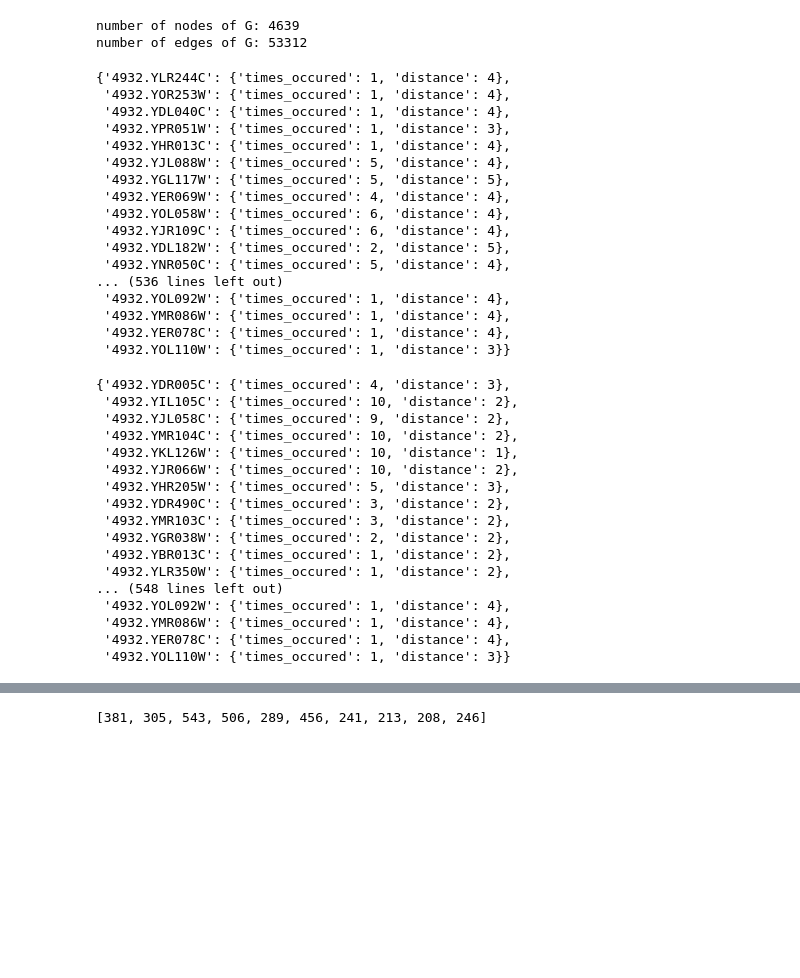
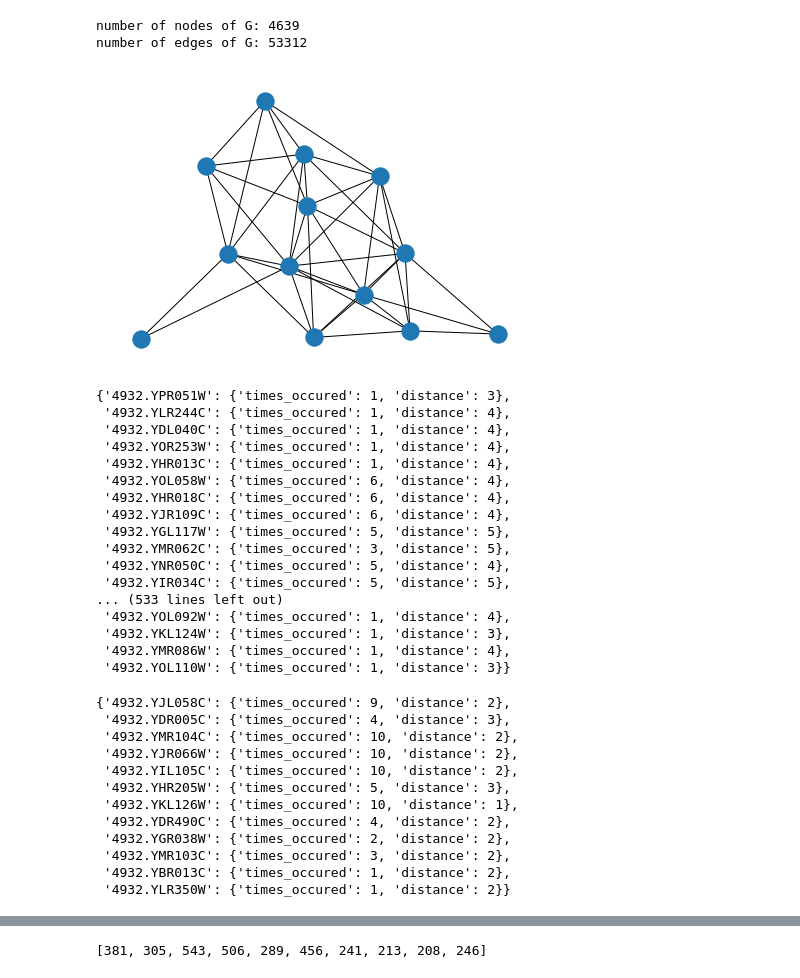
Before and after one commit to RenHLi/MATH3888, a Jupyter notebook: class_network.ipynb, the cells around one changed output, grey strips where cells are left out. Saved outputs shown, nothing was run; the diff lists cells and outputs as text; code cells hidden in the pictures; blank space fills up the shorter version.

Commit message:
added subnetwork

```diff
--- a/class_network.ipynb
+++ b/class_network.ipynb
@@ -81,7 +81,7 @@ number of edges of G: 53312
 # %%
 # time to define a parent class of network
 class Network:
-    R = 50
+    R = 1
     N = 10
 
     def __init__(self, graph, homologue='4932.YKL126W', partition_method="nx_louvain"):
@@ -91,6 +91,7 @@ class Network:
 
         self.partitions = []
         self.homologue_communities = []
+        self.homologue_members={}
         self.central_nodes = [] # { encoding : centrality }
         self.important_nodes = {}
         self.homologue_index=[]
@@ -109,6 +110,8 @@ class Network:
         self.set_central_nodes_robust()
         self.set_important_nodes()
         self.set_important_nodes_neighbour()
+
+        self.count_homologue_comm_members()
 
     def set_partitions_robust(self):
         def find_partition(graph, partition_method, s):
@@ -138,10 +141,18 @@ class Network:
         for part in self.partitions:
             for i in range(len(part)):
                 if self.homologue in part[i]:
-                    sub = G.subgraph(part[i])
+                    sub = self.graph.subgraph(part[i])
                     self.homologue_communities.append(sub)
                     self.homologue_index.append(i)
                     break
+
+    def count_homologue_comm_members(self):
+        homo_networks=map(lambda x: self.graph.subgraph(x).nodes,self.homologue_communities)
+        flat_comm_nodes = [y for x in homo_networks for y in x]
+        for node in flat_comm_nodes:
+            if node not in self.homologue_members:
+                self.homologue_members[node]=flat_comm_nodes.count(node)
+        return None
 
     def set_central_nodes_robust(self):
         def find_central_nodes(community,n=5):
@@ -172,13 +183,13 @@ class Network:
             self.central_nodes.append(
                 find_central_nodes(self.homologue_communities[i]))
 
-            neigh_networks=map(G.subgraph,self.adjacent_communities[i])
+            neigh_networks=map(self.graph.subgraph,self.adjacent_communities[i])
 
             cen_neigh=map(find_c_nodes_neighbour,neigh_networks)
             self.central_nodes_neighbour.append(cen_neigh)
 
 
-        # TODO: decide how to cross reference the results
+
 
     def set_important_nodes(self):
         # flatten the central nodes list
@@ -233,43 +244,45 @@ class Network:
         return self.important_nodes
 # %%
 protein=Network(G,homologue='4932.YKL126W')
+# %%
+subnet_nodes=[*{node:protein.homologue_members[node] for node in protein.homologue_members if protein.homologue_members[node]>=7}.keys()]
+# %%
+subnet=G.subgraph(subnet_nodes)
+nx.draw(subnet)
+# %% [output]
+[figure, added]
 # %%
 protein.important_nodes_neighbour
 # %% [output]
-{'4932.YLR244C': {'times_occured': 1, 'distance': 4},
+{'4932.YPR051W': {'times_occured': 1, 'distance': 3},
+ '4932.YLR244C': {'times_occured': 1, 'distance': 4},
+ '4932.YDL040C': {'times_occured': 1, 'distance': 4},
  '4932.YOR253W': {'times_occured': 1, 'distance': 4},
- '4932.YDL040C': {'times_occured': 1, 'distance': 4},
- '4932.YPR051W': {'times_occured': 1, 'distance': 3},
  '4932.YHR013C': {'times_occured': 1, 'distance': 4},
- '4932.YJL088W': {'times_occured': 5, 'distance': 4},
+ '4932.YOL058W': {'times_occured': 6, 'distance': 4},
+ '4932.YHR018C': {'times_occured': 6, 'distance': 4},
+ '4932.YJR109C': {'times_occured': 6, 'distance': 4},
  '4932.YGL117W': {'times_occured': 5, 'distance': 5},
- '4932.YER069W': {'times_occured': 4, 'distance': 4},
- '4932.YOL058W': {'times_occured': 6, 'distance': 4},
- '4932.YJR109C': {'times_occured': 6, 'distance': 4},
- '4932.YDL182W': {'times_occured': 2, 'distance': 5},
+ '4932.YMR062C': {'times_occured': 3, 'distance': 5},
  '4932.YNR050C': {'times_occured': 5, 'distance': 4},
-... (536 lines left out)
+ '4932.YIR034C': {'times_occured': 5, 'distance': 5},
+... (533 lines left out)
  '4932.YOL092W': {'times_occured': 1, 'distance': 4},
+ '4932.YKL124W': {'times_occured': 1, 'distance': 3},
  '4932.YMR086W': {'times_occured': 1, 'distance': 4},
- '4932.YER078C': {'times_occured': 1, 'distance': 4},
  '4932.YOL110W': {'times_occured': 1, 'distance': 3}}
 # %%
 protein.important_nodes
 # %% [output]
-{'4932.YDR005C': {'times_occured': 4, 'distance': 3},
+{'4932.YJL058C': {'times_occured': 9, 'distance': 2},
+ '4932.YDR005C': {'times_occured': 4, 'distance': 3},
+ '4932.YMR104C': {'times_occured': 10, 'distance': 2},
+ '4932.YJR066W': {'times_occured': 10, 'distance': 2},
  '4932.YIL105C': {'times_occured': 10, 'distance': 2},
- '4932.YJL058C': {'times_occured': 9, 'distance': 2},
- '4932.YMR104C': {'times_occured': 10, 'distance': 2},
+ '4932.YHR205W': {'times_occured': 5, 'distance': 3},
  '4932.YKL126W': {'times_occured': 10, 'distance': 1},
- '4932.YJR066W': {'times_occured': 10, 'distance': 2},
- '4932.YHR205W': {'times_occured': 5, 'distance': 3},
- '4932.YDR490C': {'times_occured': 3, 'distance': 2},
+ '4932.YDR490C': {'times_occured': 4, 'distance': 2},
+ '4932.YGR038W': {'times_occured': 2, 'distance': 2},
  '4932.YMR103C': {'times_occured': 3, 'distance': 2},
- '4932.YGR038W': {'times_occured': 2, 'distance': 2},
  '4932.YBR013C': {'times_occured': 1, 'distance': 2},
- '4932.YLR350W': {'times_occured': 1, 'distance': 2},
-... (548 lines left out)
- '4932.YOL092W': {'times_occured': 1, 'distance': 4},
- '4932.YMR086W': {'times_occured': 1, 'distance': 4},
- '4932.YER078C': {'times_occured': 1, 'distance': 4},
- '4932.YOL110W': {'times_occured': 1, 'distance': 3}}
+ '4932.YLR350W': {'times_occured': 1, 'distance': 2}}
```
Also changed, not shown: parts of 8 cells of this notebook, 3 other files.
